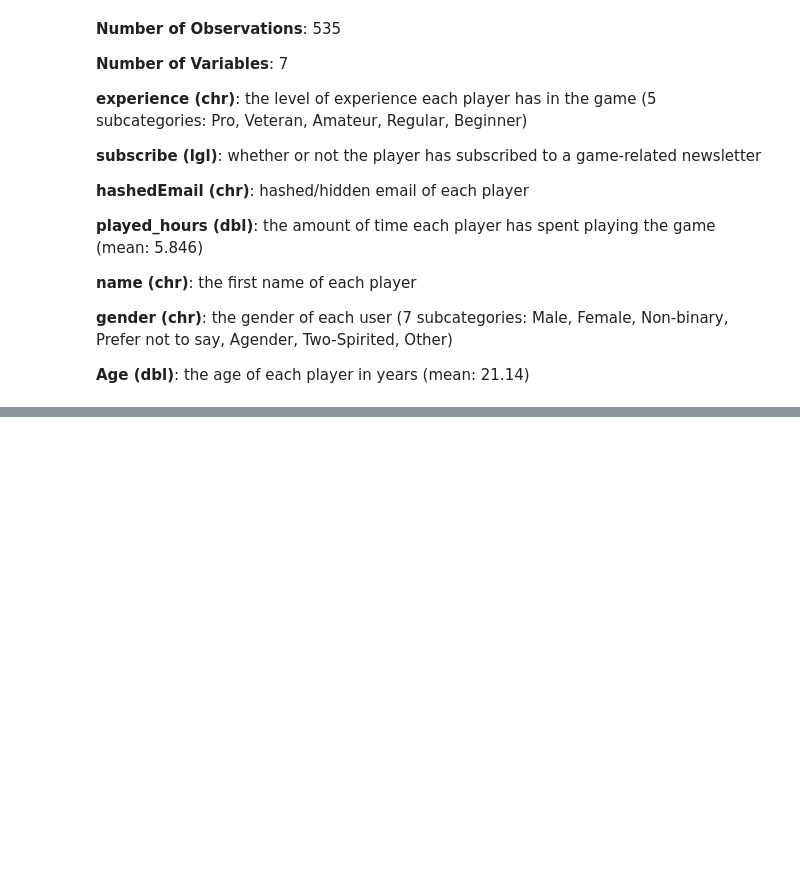
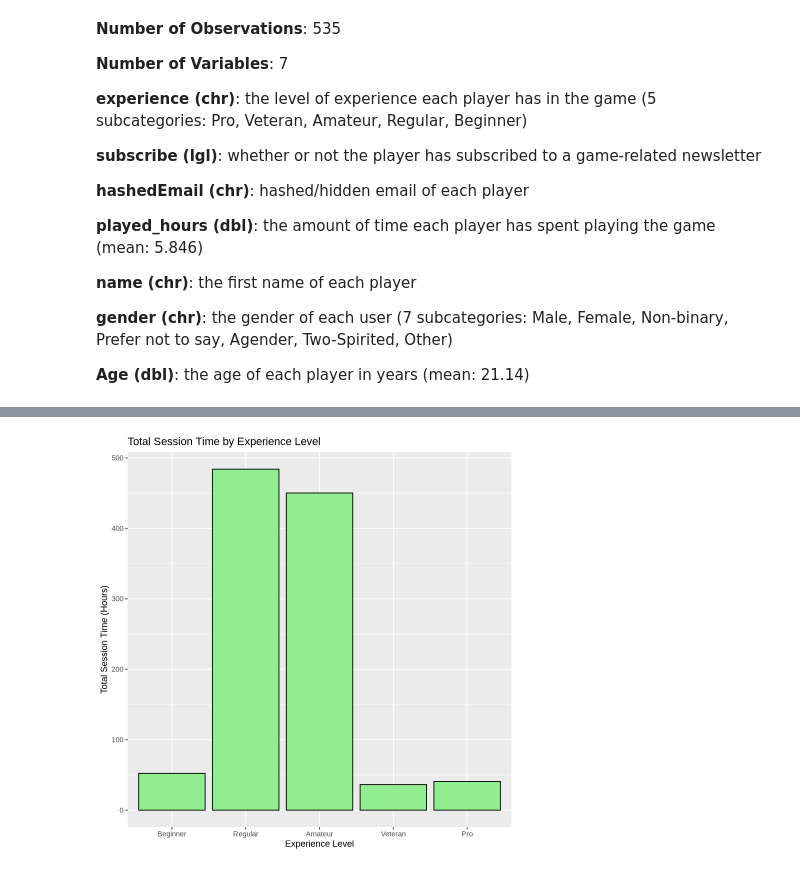
Before and after one commit to achan919/29-Aidan-Chan-Individual-Project, a Jupyter notebook: plaicraft.ipynb, the cells around one changed output, grey strips where cells are left out. Saved outputs shown, nothing was run; the diff lists cells and outputs as text; code cells hidden in the pictures; blank space fills up the shorter version.

```diff
--- a/plaicraft.ipynb
+++ b/plaicraft.ipynb
@@ -213,0 +209,6 @@ A spec_tbl_df: 196 × 9
+# %%
+# Find the total session time for each level of experience players
+experience_summary <- final_data |>
+  group_by(experience) |>
+  summarise(total_session_time = sum(total_session_time, na.rm = TRUE))
+experience_summary
@@ -213,0 +224,11 @@ A spec_tbl_df: 196 × 9
+# %%
+experience_summary_plot <- ggplot(experience_summary, aes(x = experience, y = total_session_time)) +
+  geom_bar(stat = "identity", fill = "lightgreen", color = "black") +
+  labs(
+    title = "Total Session Time by Experience Level",
+    x = "Experience Level",
+    y = "Total Session Time (Hours)"
+  )
+experience_summary_plot
+# %% [output]
+[figure, added]
```
Also changed, not shown: parts of 13 cells of this notebook.
